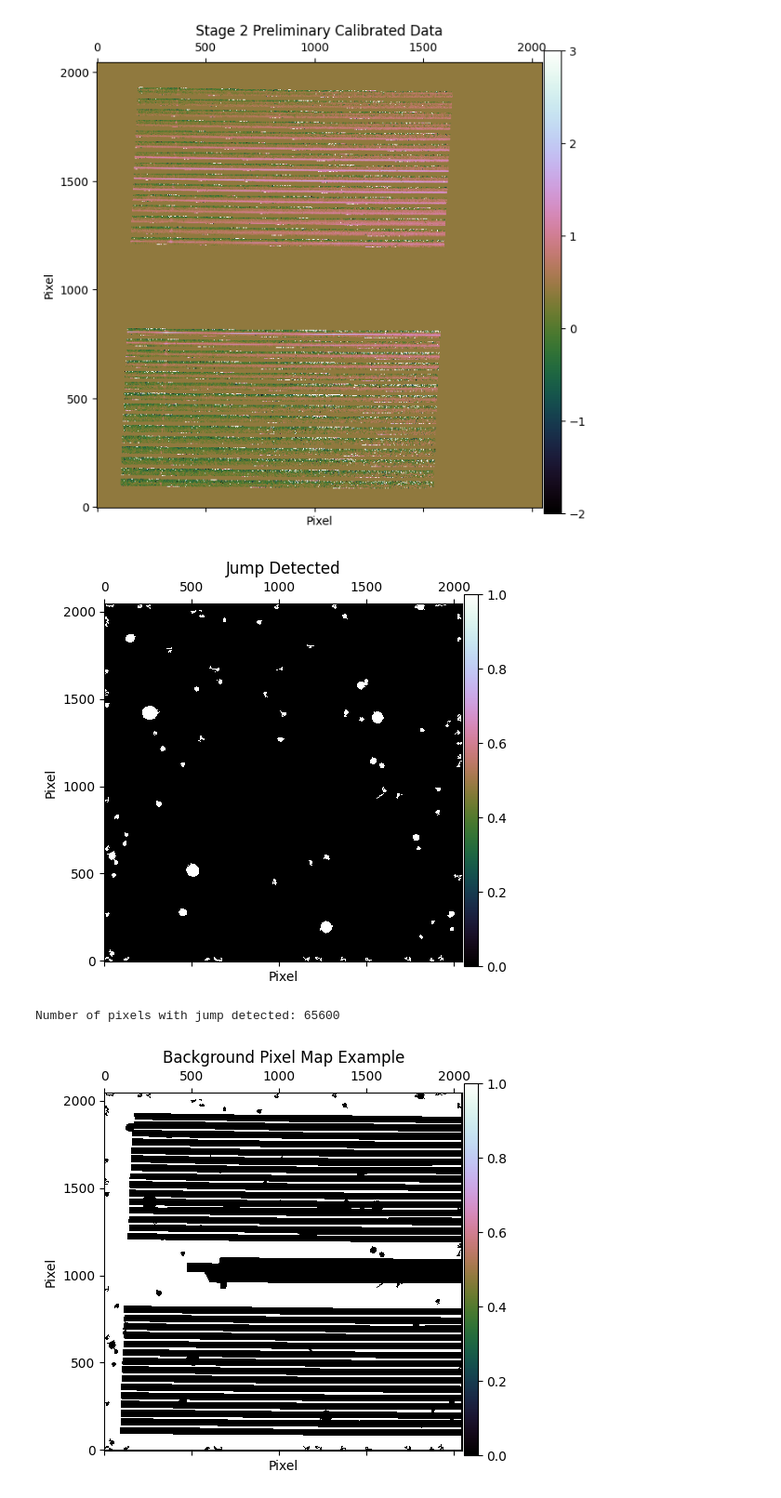
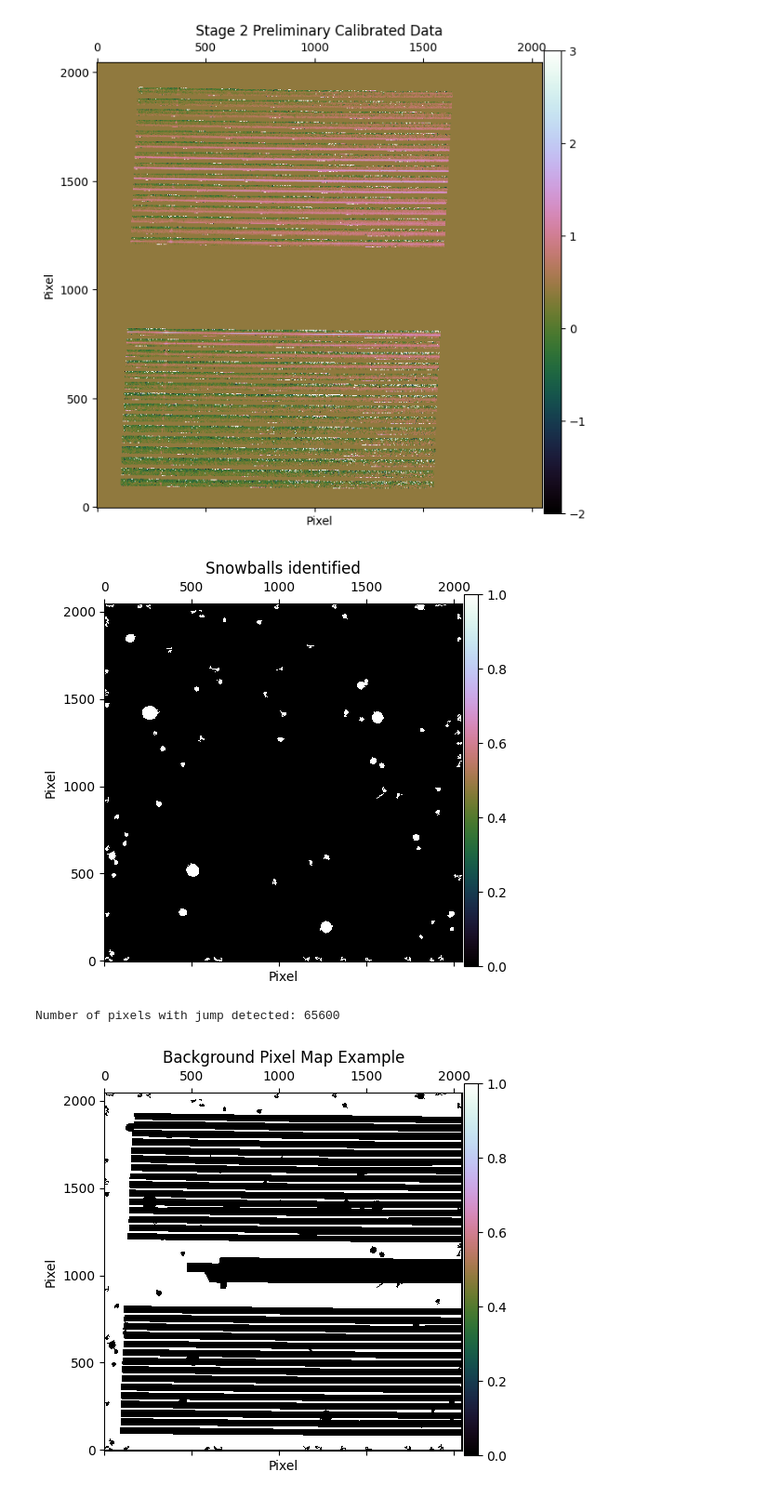
Before and after one commit to ajshajib/RegalJumper, a Jupyter notebook: Run NSClean.ipynb, the cells around one changed output. Shown at 93% size. Cells and saved outputs as stored; diff of their text form; code cells hidden in the pictures.

```diff
--- a/Run NSClean.ipynb
+++ b/Run NSClean.ipynb
@@ -155,35 +158,35 @@ def get_pixel_map_with_jumps(file, size=350):
     """Get pixel map with jump detected.
 
     :param file: rate file
     :param size: size of the region to be removed
     :return: pixel map with jump detected
     """
     dq_flag = fits.getdata(file, ext=3)
     jump = (dq_flag & 4) == 4
 
     jump = ndimage.binary_fill_holes(jump)
 
     # detect and remove regions smaller than size with astropy
     jump = detect_sources(jump, 0.1, npixels=size).data
     jump[jump > 0] = 1
 
     return jump
 
 jump_detected = get_pixel_map_with_jumps(files[0])
 # plt.imshow(jump_detected, origin='lower', cmap=jump_detected.cmap,
 #            interpolation='nearest')
 #
 # plt.show()
 # print(len(jump_detected.labels))
 
 plot_image(
     jump_detected,
     size=5, limit=False, smooth=False, log=False,
-    title="Jump Detected"
+    title="Snowballs identified"
 )
 print(f"Number of pixels with jump detected: {np.sum(jump_detected)}")
 # %% [output]
-[figure, old version]
+[figure, new version]
 Number of pixels with jump detected: 65600
 # %%
 def get_background_pixel_map_with_jumps(pixel_map_with_jumps, dilate_size=0):
```
Also changed, not shown: parts of 2 cells of this notebook.
